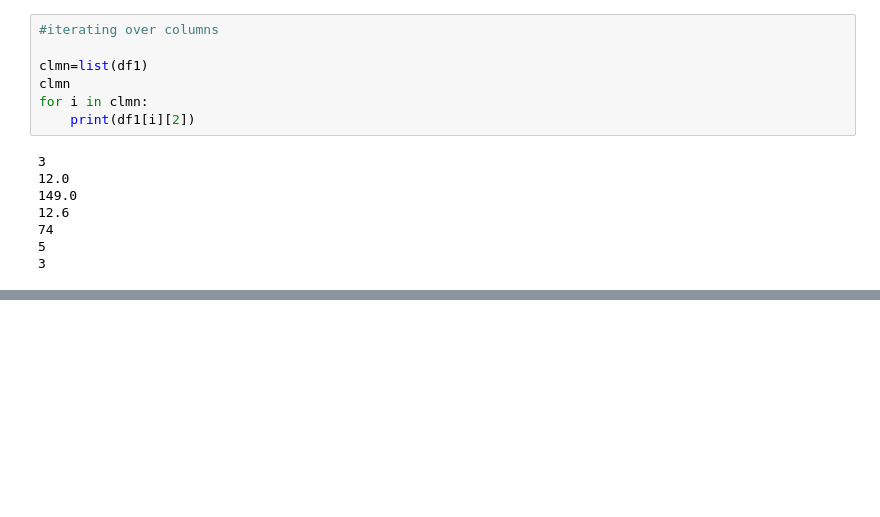
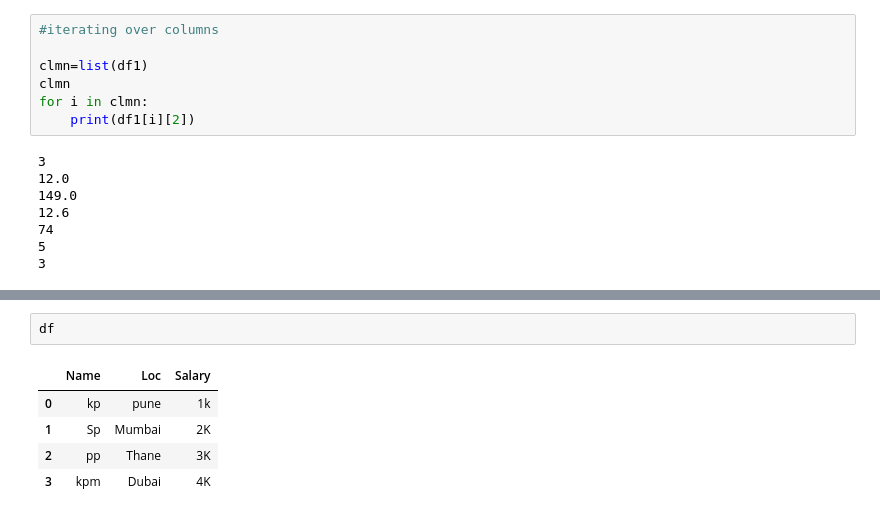
Before and after one commit to kalpesh521/CP, a Jupyter notebook: Python Codes/pandas.ipynb, the cells around one changed output, grey strips where cells are left out. Cells and saved outputs as stored; diff of their text form; blank space fills up the shorter version.

```diff
--- a/Python Codes/pandas.ipynb
+++ b/Python Codes/pandas.ipynb
@@ -145,0 +162,8 @@ for i in clmn:
+# %%
+df
+# %% [output]
+|  | Name | Loc | Salary |
+| 0 | kp | pune | 1k |
+| 1 | Sp | Mumbai | 2K |
+| 2 | pp | Thane | 3K |
+| 3 | kpm | Dubai | 4K |
```
Also changed, not shown: parts of 6 cells of this notebook.
